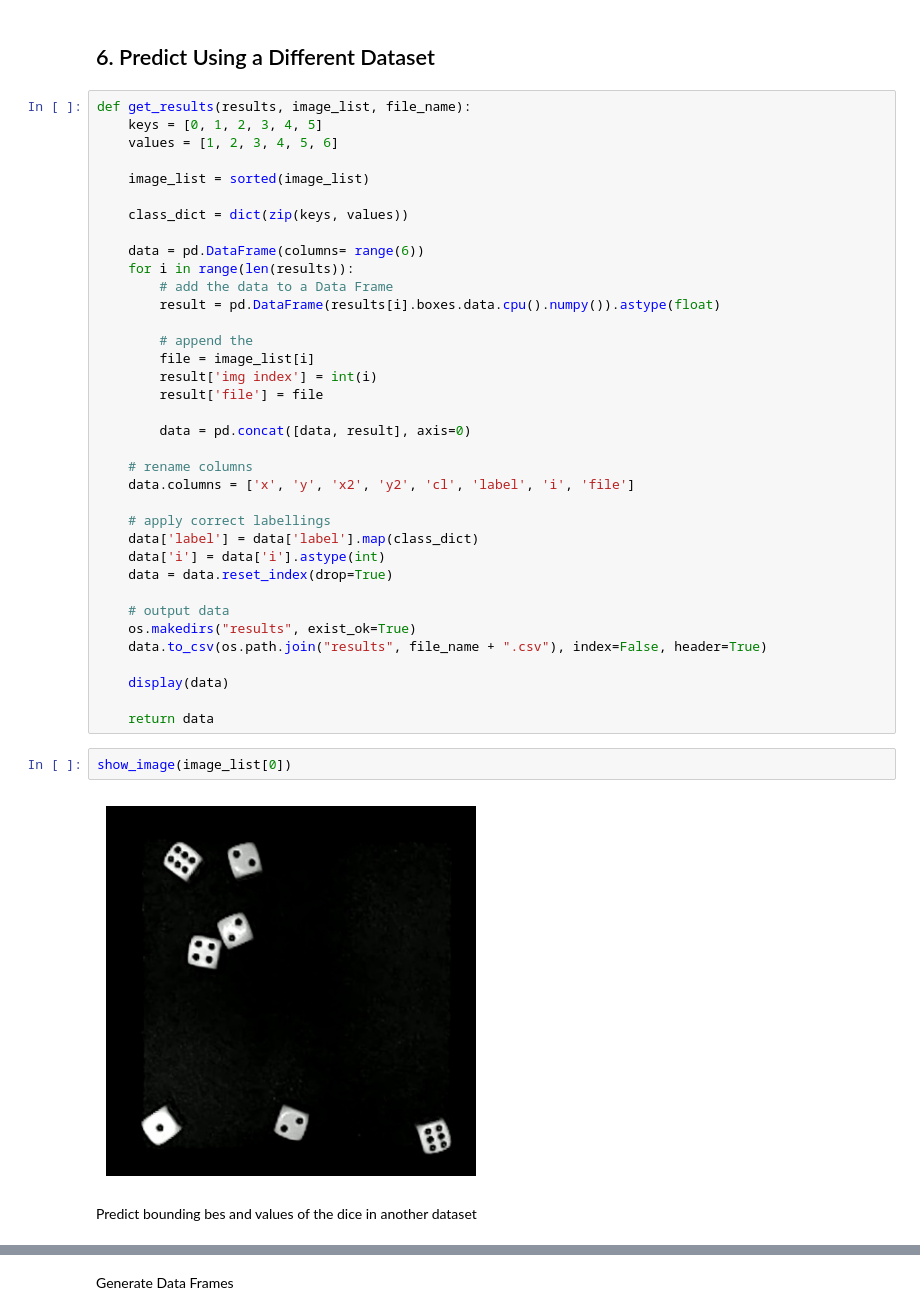
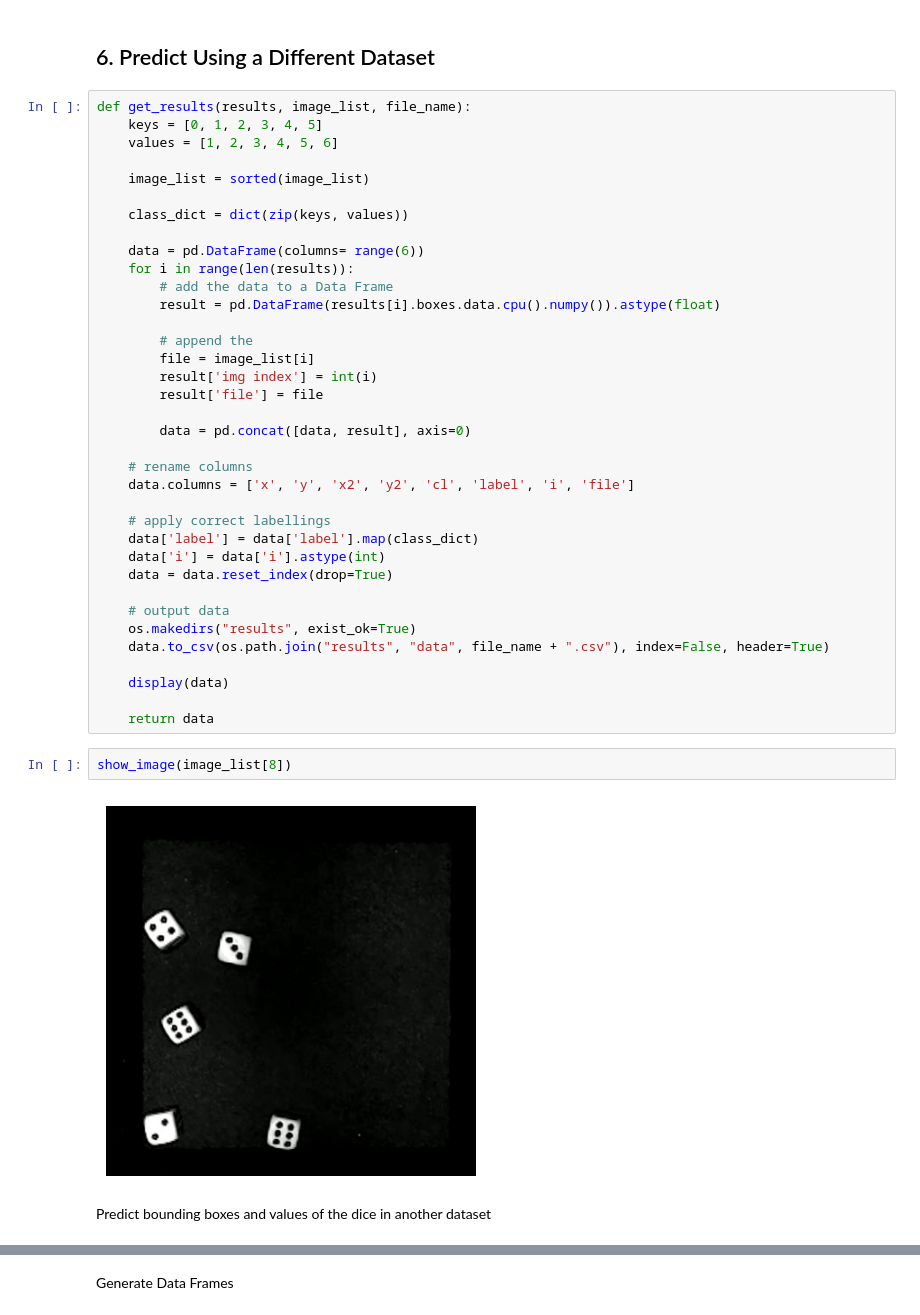
Before and after one commit to AlexLeeVT/DiceRollDetection, a Jupyter notebook: Dice_Detection.ipynb, the cells around one changed output, grey strips where cells are left out. Drawn from its saved outputs; the diff is of its cells as text.

```diff
--- a/Dice_Detection.ipynb
+++ b/Dice_Detection.ipynb
@@ -260,14 +286,14 @@ def get_results(results, image_list, file_name):
 
     # output data
     os.makedirs("results", exist_ok=True)
-    data.to_csv(os.path.join("results", file_name + ".csv"), index=False, header=True)
+    data.to_csv(os.path.join("results", "data", file_name + ".csv"), index=False, header=True)
 
     display(data)
 
     return data
 # %%
-show_image(image_list[0])
+show_image(image_list[8])
 # %% [output]
-[figure, old version]
+[figure, new version]
 # %% [markdown]
-Predict bounding bes and values of the dice in another dataset
+Predict bounding boxes and values of the dice in another dataset
```
Also changed, not shown: parts of 20 cells of this notebook, 37 other files.
